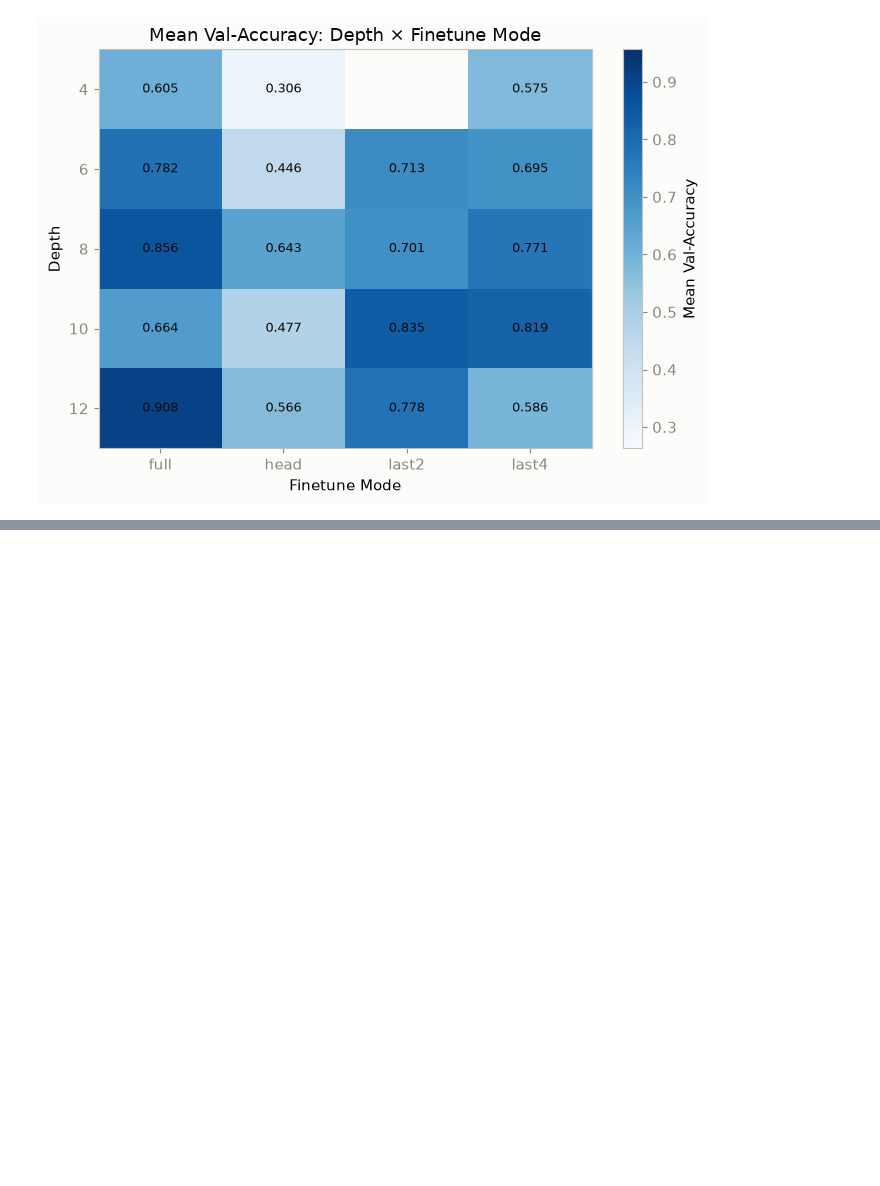
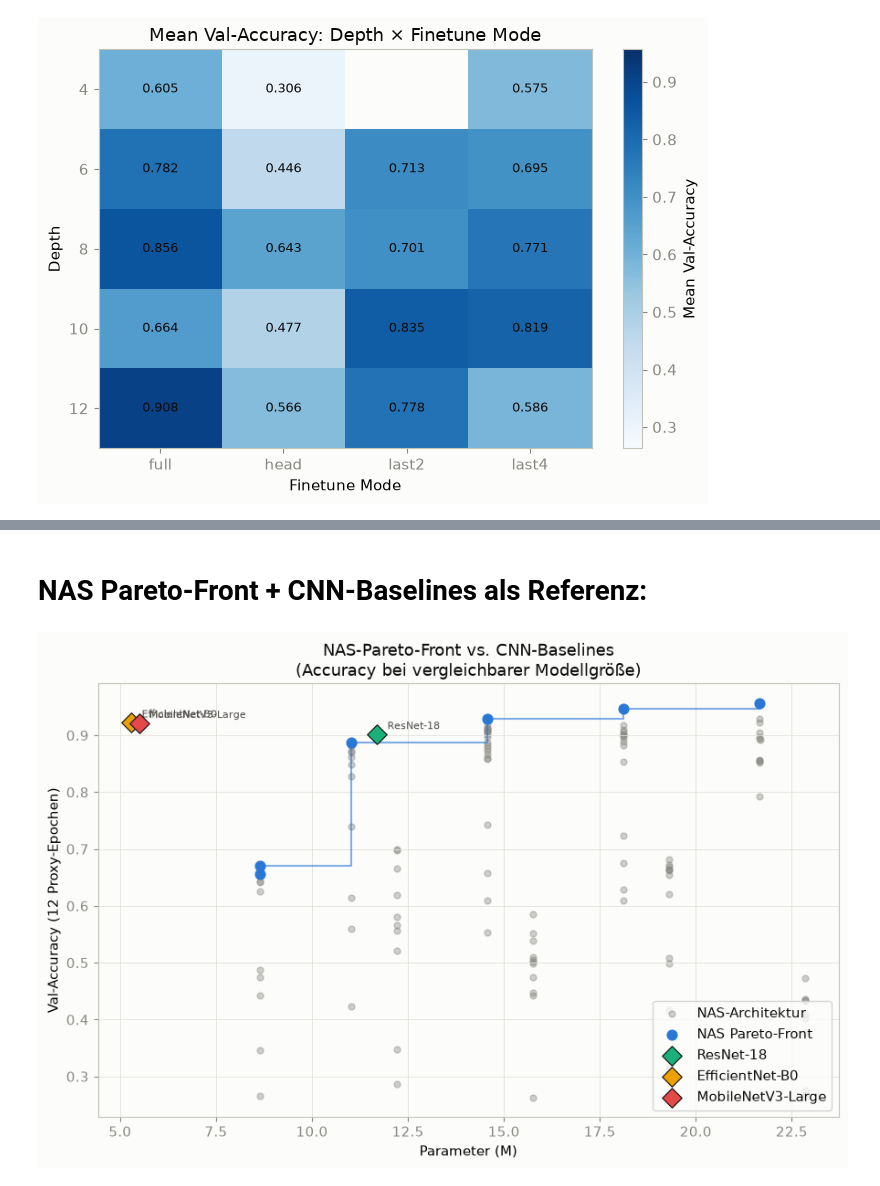
Before and after one commit to mats-ad/Masterarbeit, a Jupyter notebook: notebooks/auswertung_ergebnisse.ipynb, the cells around one changed output, grey strips where cells are left out. Cells and saved outputs as stored; diff of their text form; code cells hidden in the pictures; blank space fills up the shorter version.

```diff
--- a/notebooks/auswertung_ergebnisse.ipynb
+++ b/notebooks/auswertung_ergebnisse.ipynb
@@ -443,0 +657,47 @@ plt.show()
+# %% [markdown]
+# NAS Pareto-Front + CNN-Baselines als Referenz:
+# %%
+# CNN-Baselines bei frac=1.0
+cnn_refs = {
+    "ResNet-18":          {"params_M": 11.7, "val_acc": f1[(f1["model"]=="resnet18")         & (f1["subsample_frac"]==1.0)]["best_val_acc"].values[0]},
+    "EfficientNet-B0":    {"params_M":  5.3, "val_acc": f1[(f1["model"]=="efficientnet_b0")  & (f1["subsample_frac"]==1.0)]["best_val_acc"].values[0]},
+    "MobileNetV3-Large":  {"params_M":  5.5, "val_acc": f1[(f1["model"]=="mobilenetv3_large")& (f1["subsample_frac"]==1.0)]["best_val_acc"].values[0]},
+}
+
+mask = pareto_front(baseline)
+
+fig, ax = plt.subplots(figsize=(9, 6))
+
+# Alle NAS-Architekturen
+ax.scatter(baseline.loc[~mask, "params"] / 1e6,
+           baseline.loc[~mask, "val_acc"],
+           color=MUTED, alpha=0.4, s=25, label="NAS-Architektur")
+
+# Pareto-Front
+pf = baseline[mask].sort_values("params")
+ax.scatter(pf["params"] / 1e6, pf["val_acc"],
+           color=C1, s=60, zorder=5, label="NAS Pareto-Front")
+ax.step(pf["params"] / 1e6, pf["val_acc"],
+        where="post", color=C1, linewidth=1.5, alpha=0.6)
+
+# CNN-Baselines
+cnn_colors = [C2, C3, C4]
+for (name, data), color in zip(cnn_refs.items(), cnn_colors):
+    ax.scatter(data["params_M"], data["val_acc"],
+               marker="D", s=120, color=color, zorder=6,
+               label=name, edgecolors="#0b0b0b", linewidths=0.8)
+    ax.annotate(name,
+                xy=(data["params_M"], data["val_acc"]),
+                xytext=(8, 4), textcoords="offset points",
+                fontsize=8, color="#52514e")
+
+ax.set_xlabel("Parameter (M)")
+ax.set_ylabel("Val-Accuracy (12 Proxy-Epochen)")
+ax.set_title("NAS-Pareto-Front vs. CNN-Baselines\n(Accuracy bei vergleichbarer Modellgröße)")
+ax.legend(loc="lower right")
+ax.grid(True)
+plt.tight_layout()
+plt.savefig("../results/plots/pareto_vs_cnn.png", dpi=150)
+plt.show()
+# %% [output]
+[figure, added]
```
Also changed, not shown: parts of 10 cells of this notebook.
